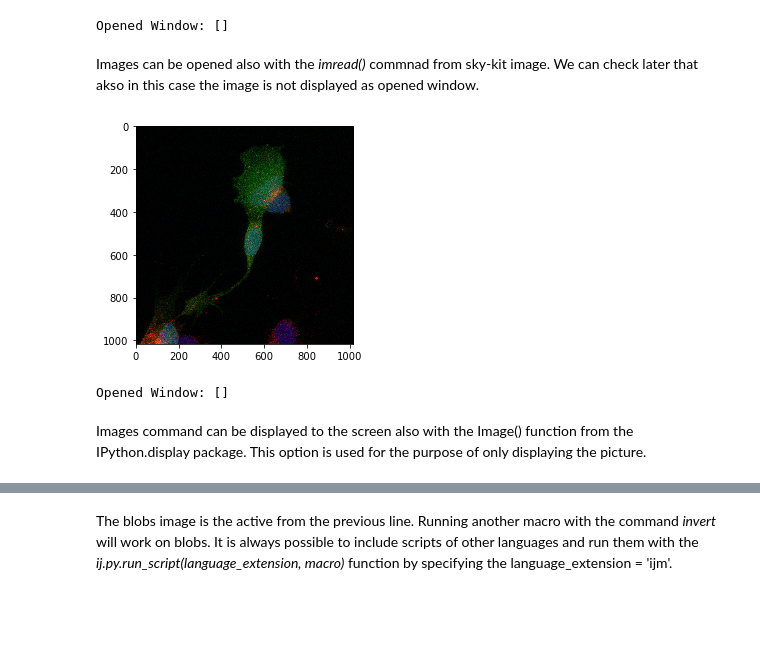
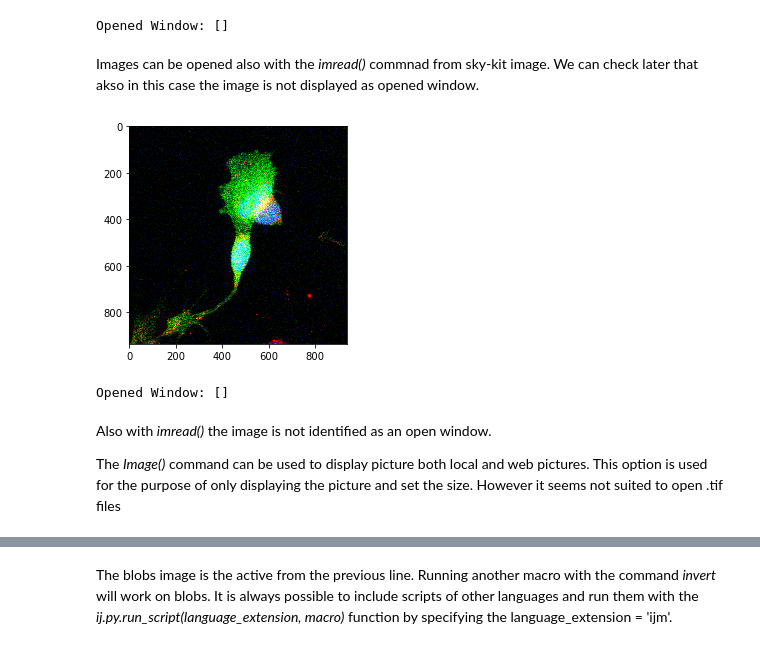
Before and after one commit to NicolasCristini/ImageJ-Processing-Assistant-Notebook, a Jupyter notebook: 00-Introduction.ipynb, the cells around one changed output, grey strips where cells are left out. Saved outputs shown, nothing was run; the diff lists cells and outputs as text; code cells hidden in the pictures; blank space fills up the shorter version.

```diff
--- a/00-Introduction.ipynb
+++ b/00-Introduction.ipynb
@@ -100,19 +104,18 @@ print("Opened Window:",ij.window().getOpenWindows()) #There are no open windows
 # %% [output]
 Opened Window: []
-# %% [markdown]
-Images can be opened also with the *imread()* commnad from sky-kit image. We can check later that akso in this case the image is not displayed as opened window.
-# %%
-# import io from scikit-image
-from skimage import io
-
-# open image from local disk
-img_ski_local = io.imread('/Users/nicolascristini/IPAN-Project/IMAGES/image_test2.jpg')
-ij.py.show(img_ski_local)
-# %% [output]
-[figure, removed]
-# %%
-print("Opened Window:",ij.window().getOpenWindows())
-# %% [output]
-Opened Window: []
+# %% [markdown]
+Images can be opened also with the *imread()* commnad from sky-kit image. We can check later that akso in this case the image is not displayed as opened window.
+# %%
+# open image from local disk
+img_ski_local = io.imread('IMAGES/image_test2.tif')
+ij.py.show(img_ski_local)
+# %% [output]
+[figure, added]
+# %%
+print("Opened Window:",ij.window().getOpenWindows())
+# %% [output]
+Opened Window: []
 # %% [markdown]
-Images command can be displayed to the screen also with the Image() function from the IPython.display package. This option is used for the purpose of only displaying the picture.
+Also with *imread()* the image is not identified as an open window.
+
+The *Image()* command can be used to display picture both local and web pictures. This option is used for the purpose of only displaying the picture and set the size. However it seems not suited to open .tif files
```
Also changed, not shown: parts of 58 cells of this notebook.
